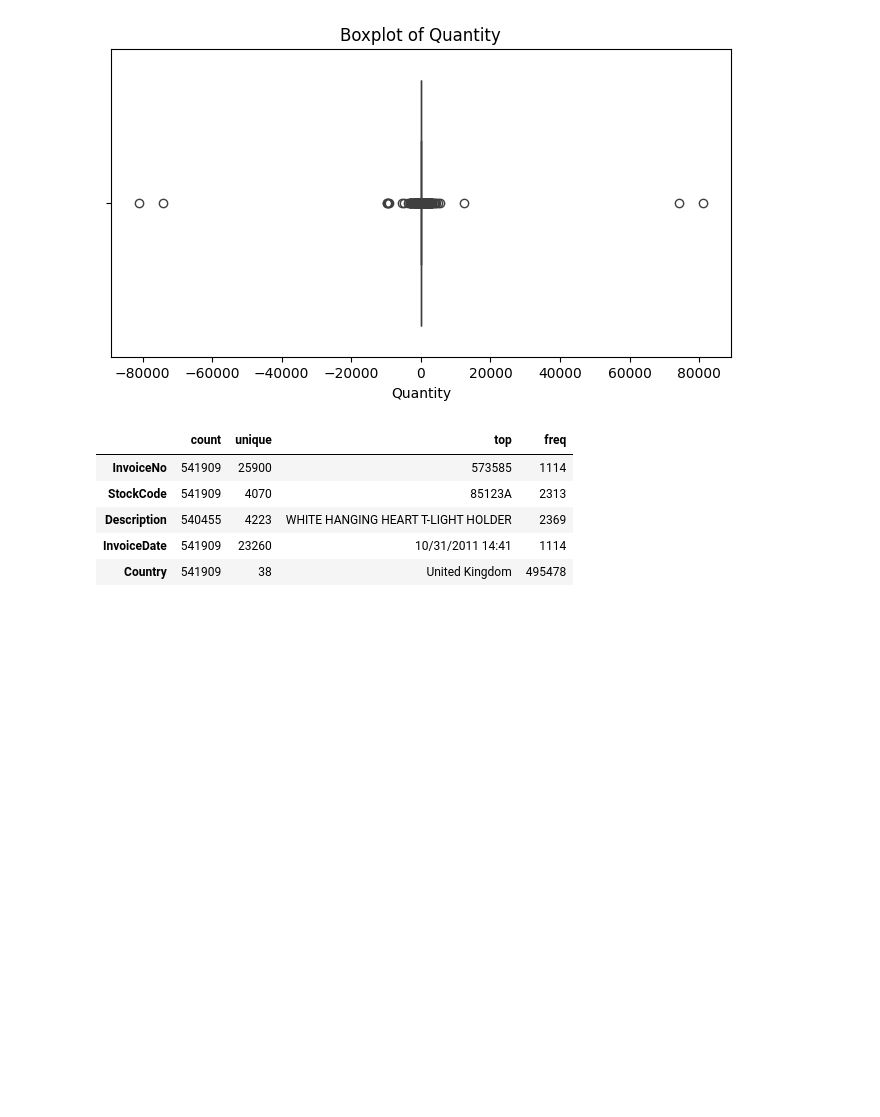
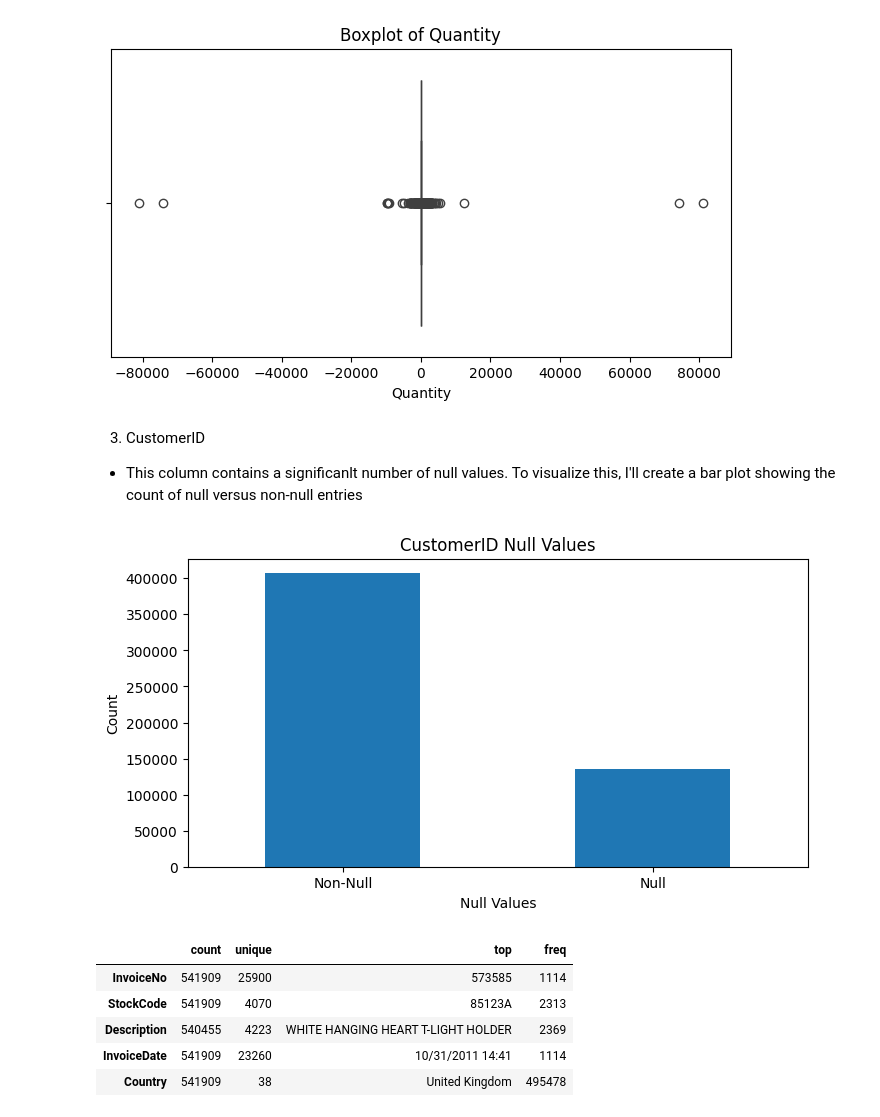
Before and after one commit to iamyunaseo/e-commerce-customer-behavior-analytics, a Jupyter notebook: e-commerce-customer-behavior-analytics.ipynb, the cells around one changed output. Saved outputs shown, nothing was run; the diff lists cells and outputs as text; code cells hidden in the pictures; blank space fills up the shorter version.

```diff
--- a/e-commerce-customer-behavior-analytics.ipynb
+++ b/e-commerce-customer-behavior-analytics.ipynb
@@ -114,6 +117,26 @@ plt.xlabel('Quantity')
 plt.show()
 # %% [output]
 [figure]
+# %% [markdown]
+3. CustomerID
+- This column contains a significanlt number of null values. To visualize this, I'll create a bar plot showing the count of null versus non-null entries
+# %%
+# Count null and non-null values
+customer_null_counts = df['CustomerID'].isnull().value_counts()
+customer_null_counts.index = ['Non-Null', 'Null']
+
+# Plot
+plt.figure(figsize=(8,4))
+customer_null_counts.plot(kind='bar')
+plt.title('CustomerID Null Values')
+plt.xlabel('Null Values')
+plt.ylabel('Count')
+plt.xticks(rotation=0)
+
+
+plt.show()
+# %% [output]
+[figure, added]
 # %%
 # statistical info for categorical values
 
```
Also changed, not shown: parts of 12 cells of this notebook.
